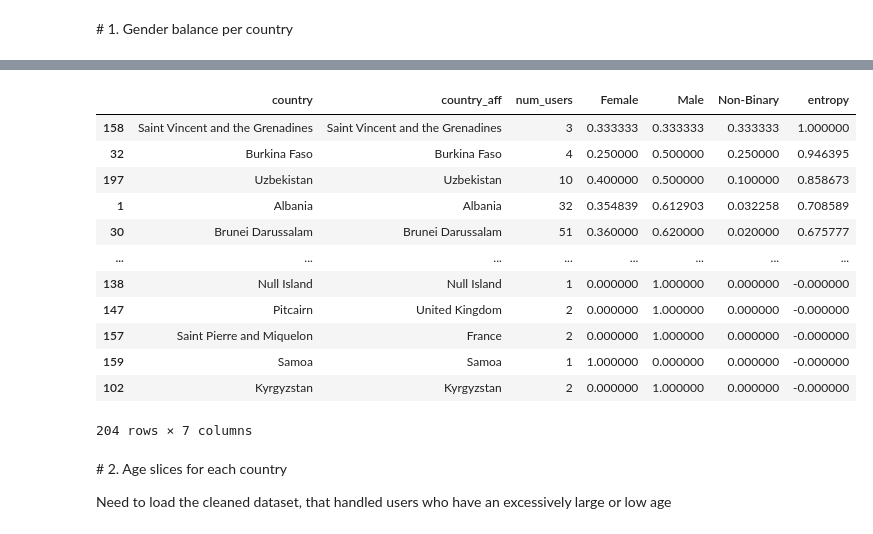
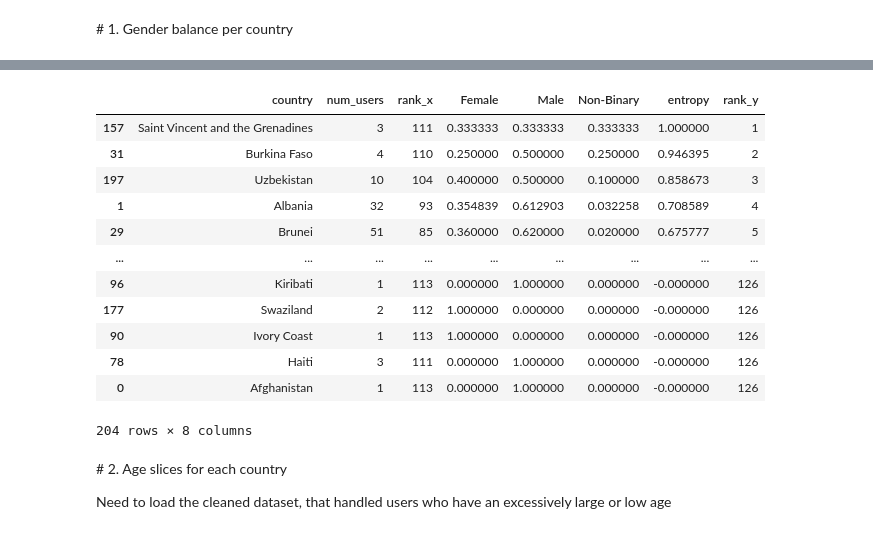
Before and after one commit to com-480-data-visualization/project-2023-vizmoica, a Jupyter notebook: preprocessing/eda_country_stats_1.ipynb, the cells around one changed output, grey strips where cells are left out. Cells and saved outputs as stored; diff of their text form; code cells hidden in the pictures.

```diff
--- a/preprocessing/eda_country_stats_1.ipynb
+++ b/preprocessing/eda_country_stats_1.ipynb
@@ -18,6 +18,2 @@ users = pd.read_csv(map_path / "users_country_aff.csv")
 # %% [markdown]
 # 0. Number of users per country
-# %%
-# remove users who are located in Japan
-users = users[users["country"] != "Japan"]
-print("Number of unique non-Japanese users: {:,}".format(users["user_id"].nunique()))
@@ -26,11 +20,24 @@ Number of unique non-Japanese users: 133,795
 # %%
-# For each "country, country_aff" pair, count the number of users
+# For each country, count the number of users
 country_num_users = (
-    users.groupby(["country", "country_aff"])
+    users.groupby(["country"])
     .agg({"user_id": "nunique"})
     .reset_index()
     .rename(columns={"user_id": "num_users"})
+    .sort_values(by=["num_users", "country"], ascending=[False, True])
 )
+
+import numpy as np
+
+num_users_unique = country_num_users["num_users"].unique()
+# Add a column "rank" to country_num_users that contains the rank of the country according to the index+1 of num_users in num_users_unique
+country_num_users["rank"] = country_num_users["num_users"].apply(
+    lambda x: np.where(num_users_unique == x)[0][0] + 1,
+)
+
+country_num_users = country_num_users.sort_values(by="country")
+
+
 country_num_users.to_csv(stat_path / "country_num_users.csv", index=False)
 # %%
 # histogram of the number of users per country
@@ -58,8 +65,8 @@ plot.figure.savefig(plot_path / "country_num_users.png", transparent=False)
 # %% [markdown]
 # 1. Gender balance per country
 # %%
-# For each "country, country_aff" pair, derive the gender balance of the users
-country_gender_balance = users.groupby(["country", "country_aff"])["gender"].value_counts(normalize=True).unstack().reset_index()
+# For each country, derive the gender balance of the users
+country_gender_balance = users.groupby(["country"])["gender"].value_counts(normalize=True).unstack().reset_index()
 # Replace Nan values by 0
 country_gender_balance.fillna(0, inplace=True)
 
@@ -99,6 +106,16 @@ def calculate_entropy(df, columns):
 
 country_gender_balance = calculate_entropy(country_gender_balance, ['Female', 'Male', 'Non-Binary'])
 country_gender_balance.sort_values(by="entropy", ascending=False, inplace=True)
+
+unique_entropies = country_gender_balance["entropy"].unique()
+# Add a column "rank" to country_gender_balance that contains the rank of the country according to the index+1 of entropy in unique_entropies
+country_gender_balance["rank"] = country_gender_balance["entropy"].apply(
+    lambda x: np.where(unique_entropies == x)[0][0] + 1,
+)
+
+country_gender_balance.sort_values(by="country", inplace=True)
+
+
 country_gender_balance.to_csv(stat_path / "country_gender_balance.csv", index=False)
 
 country_gender_balance
@@ -118,21 +135,21 @@ country_gender_balance
 204 rows × 6 columns
 # %%
-merge = pd.merge(country_num_users, country_gender_balance, on=["country", "country_aff"])
+merge = pd.merge(country_num_users, country_gender_balance, on=["country"])
 merge.sort_values(by="entropy", ascending=False)
 # %% [output]
-|  | country | country_aff | num_users | Female | Male | Non-Binary | entropy |
-| 158 | Saint Vincent and the Grenadines | Saint Vincent and the Grenadines | 3 | 0.333333 | 0.333333 | 0.333333 | 1.000000 |
-| 32 | Burkina Faso | Burkina Faso | 4 | 0.250000 | 0.500000 | 0.250000 | 0.946395 |
-| 197 | Uzbekistan | Uzbekistan | 10 | 0.400000 | 0.500000 | 0.100000 | 0.858673 |
-| 1 | Albania | Albania | 32 | 0.354839 | 0.612903 | 0.032258 | 0.708589 |
-| 30 | Brunei Darussalam | Brunei Darussalam | 51 | 0.360000 | 0.620000 | 0.020000 | 0.675777 |
-| ... | ... | ... | ... | ... | ... | ... | ... |
-| 138 | Null Island | Null Island | 1 | 0.000000 | 1.000000 | 0.000000 | -0.000000 |
-| 147 | Pitcairn | United Kingdom | 2 | 0.000000 | 1.000000 | 0.000000 | -0.000000 |
-| 157 | Saint Pierre and Miquelon | France | 2 | 0.000000 | 1.000000 | 0.000000 | -0.000000 |
-| 159 | Samoa | Samoa | 1 | 1.000000 | 0.000000 | 0.000000 | -0.000000 |
-| 102 | Kyrgyzstan | Kyrgyzstan | 2 | 0.000000 | 1.000000 | 0.000000 | -0.000000 |
+|  | country | num_users | rank_x | Female | Male | Non-Binary | entropy | rank_y |
+| 157 | Saint Vincent and the Grenadines | 3 | 111 | 0.333333 | 0.333333 | 0.333333 | 1.000000 | 1 |
+| 31 | Burkina Faso | 4 | 110 | 0.250000 | 0.500000 | 0.250000 | 0.946395 | 2 |
+| 197 | Uzbekistan | 10 | 104 | 0.400000 | 0.500000 | 0.100000 | 0.858673 | 3 |
+| 1 | Albania | 32 | 93 | 0.354839 | 0.612903 | 0.032258 | 0.708589 | 4 |
+| 29 | Brunei | 51 | 85 | 0.360000 | 0.620000 | 0.020000 | 0.675777 | 5 |
+| ... | ... | ... | ... | ... | ... | ... | ... | ... |
+| 96 | Kiribati | 1 | 113 | 0.000000 | 1.000000 | 0.000000 | -0.000000 | 126 |
+| 177 | Swaziland | 2 | 112 | 1.000000 | 0.000000 | 0.000000 | -0.000000 | 126 |
+| 90 | Ivory Coast | 1 | 113 | 1.000000 | 0.000000 | 0.000000 | -0.000000 | 126 |
+| 78 | Haiti | 3 | 111 | 0.000000 | 1.000000 | 0.000000 | -0.000000 | 126 |
+| 0 | Afghanistan | 1 | 113 | 0.000000 | 1.000000 | 0.000000 | -0.000000 | 126 |
-204 rows × 7 columns
+204 rows × 8 columns
 # %% [markdown]
 # 2. Age slices for each country
 
```
Also changed, not shown: parts of 24 cells of this notebook, 17 other files.
